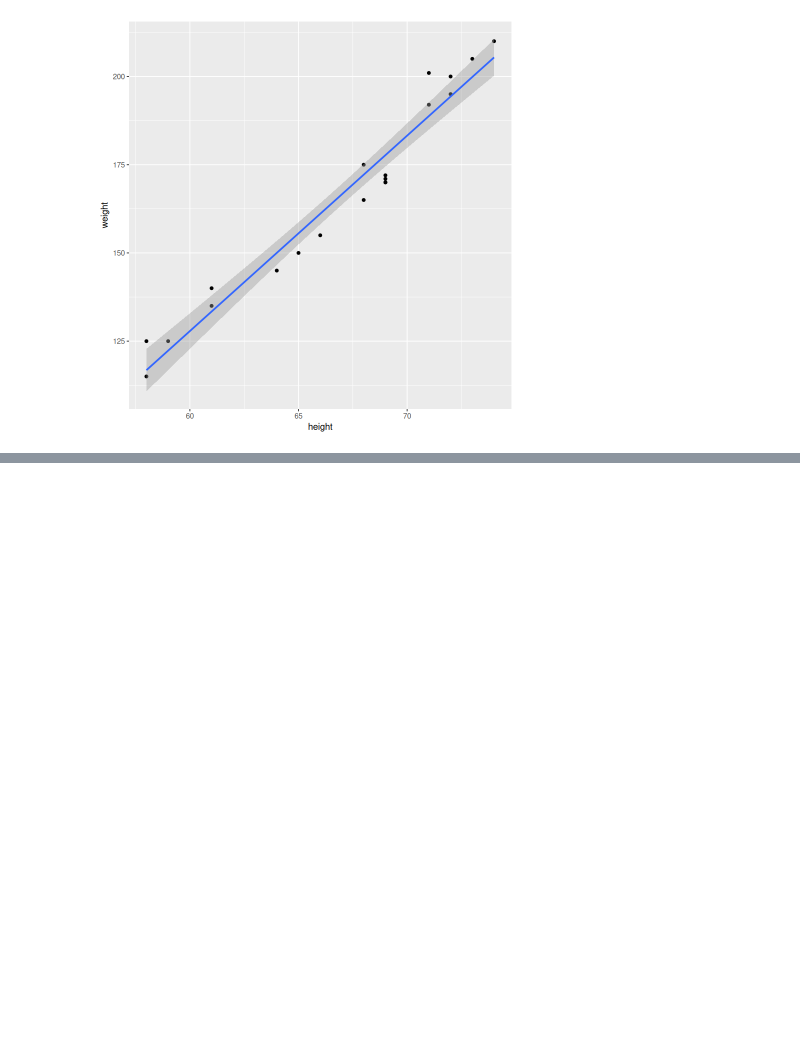
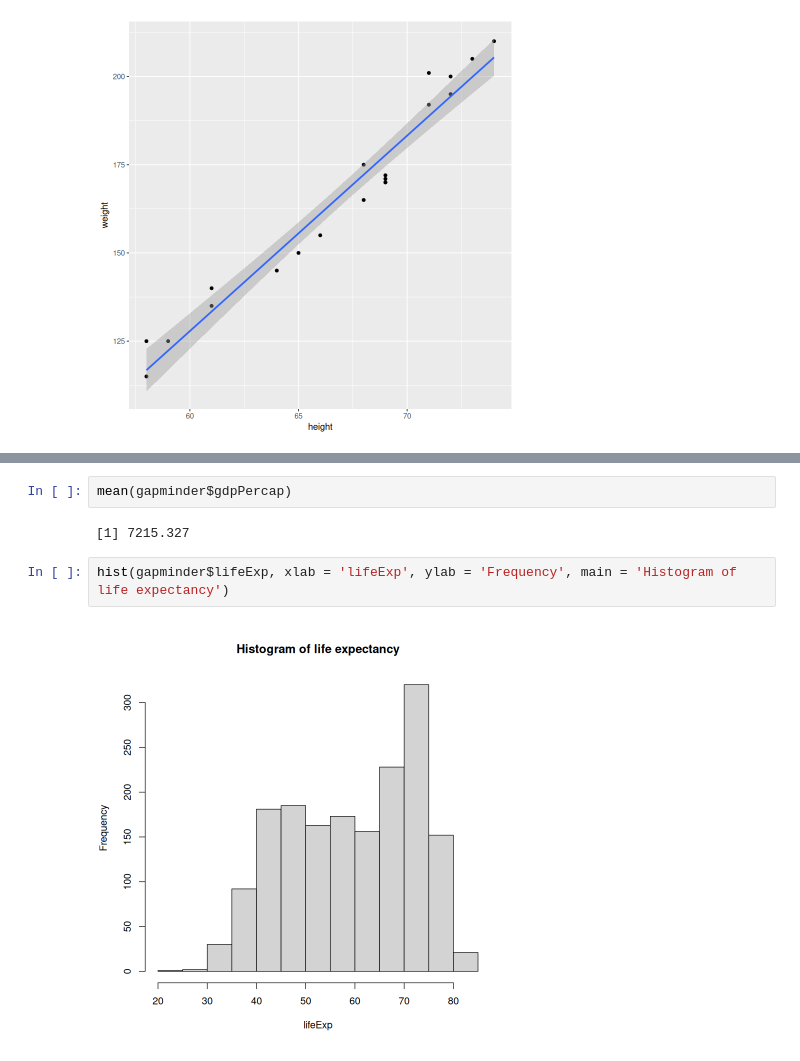
Before and after one commit to Victor-Mufasa/Computer-Interactive-Statistics, a Jupyter notebook: index.ipynb, the cells around one changed output, grey strips where cells are left out. Saved outputs shown, nothing was run; the diff lists cells and outputs as text; blank space fills up the shorter version.

Commit message:
installed the gapminder package and used it for vizzes.

```diff
--- a/index.ipynb
+++ b/index.ipynb
@@ -330,0 +363,8 @@ data %>%
+# %%
+mean(gapminder$gdpPercap)
+# %% [output]
+[1] 7215.327
+# %%
+hist(gapminder$lifeExp, xlab = 'lifeExp', ylab = 'Frequency', main = 'Histogram of life expectancy')
+# %% [output]
+[figure, added]
```
Also changed, not shown: parts of 9 cells of this notebook.
